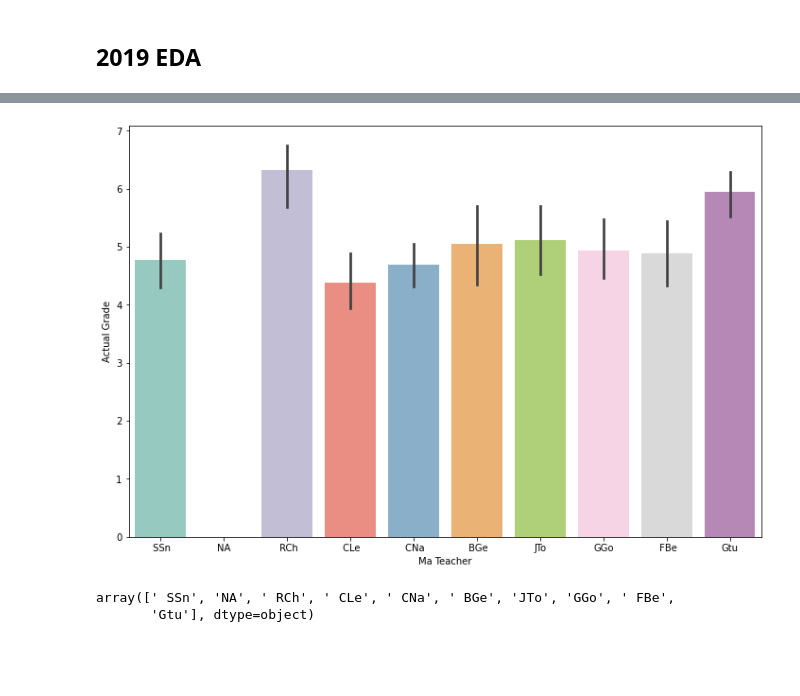
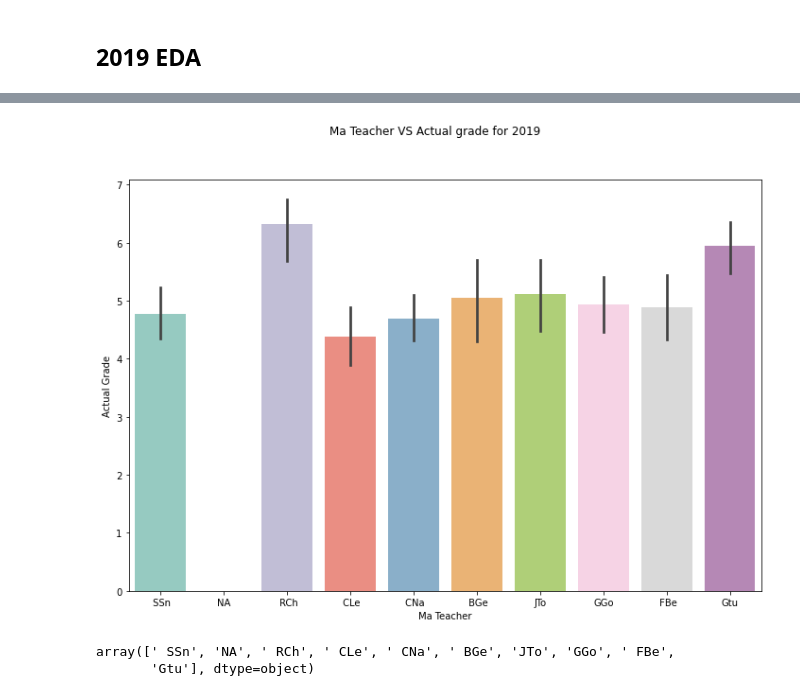
Before and after one commit to siti-alawiyah/ibresultprediction, a Jupyter notebook: Exploratory_Data_Analysis_1.0.ipynb, the cells around one changed output, grey strips where cells are left out. Saved outputs shown, nothing was run; the diff lists cells and outputs as text; code cells hidden in the pictures; blank space fills up the shorter version.

```diff
--- a/Exploratory_Data_Analysis_1.0.ipynb
+++ b/Exploratory_Data_Analysis_1.0.ipynb
@@ -1096,11 +1148,12 @@ dd20[dd20['Ma Teacher'] == 'GTu']
 # %%
 # plot for 2019 teacher vs actual grade
 
 sns.set_palette('Set3')
 plt.figure(figsize=(12,8))
-sns.barplot(data = dd19, x = 'Ma Teacher', y = 'Actual Grade');
+rel = sns.barplot(data = dd19, x = 'Ma Teacher', y = 'Actual Grade')
+rel.figure.suptitle('Ma Teacher VS Actual grade for 2019');
 # %% [output]
-[figure, old version]
+[figure, new version]
 # %%
 dd19['Ma Teacher'].unique()
 # %% [output]
```
Also changed, not shown: parts of 23 cells of this notebook.
